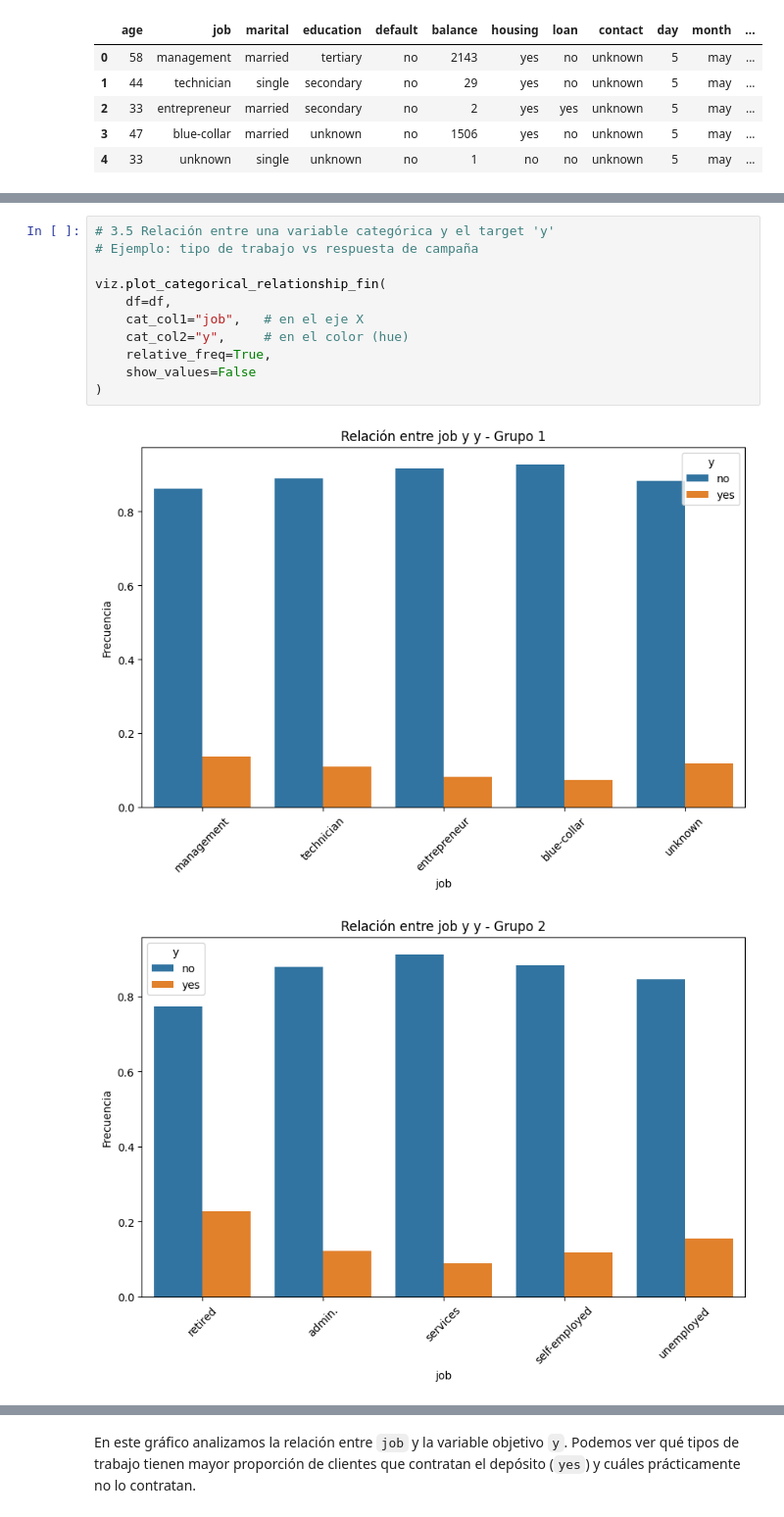
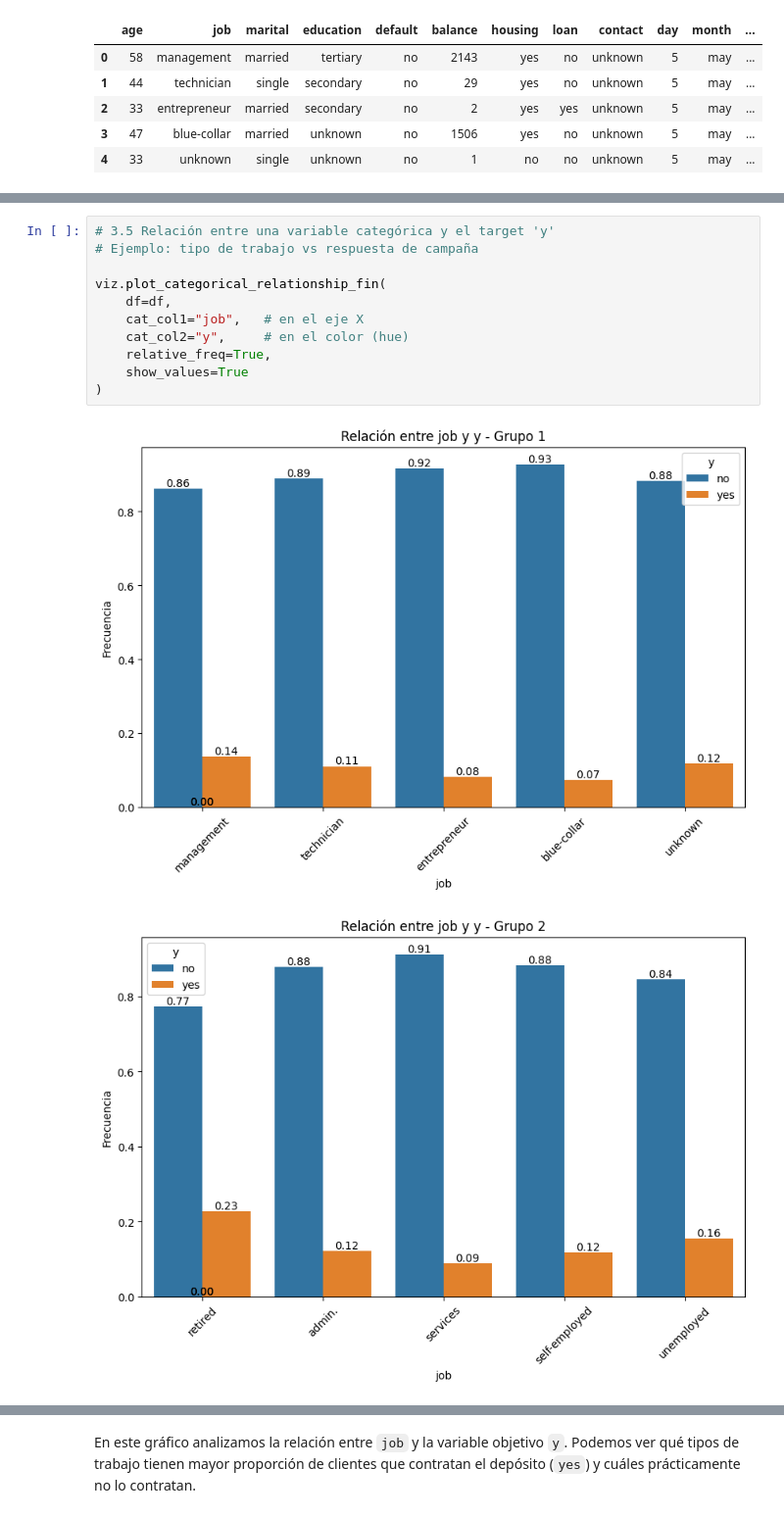
Before and after one commit to dianahoyos/DS_Online_Diana_Hoyos, a Jupyter notebook: 04_Machine_Learning/Sprint_11/Unidad_01_ML_Supervisado_Arboles_de_Decision/03_Practica_Obligatoria/18_Practica_Obligatoria_Arboles_de_Decision.ipynb, the cells around one changed output, grey strips where cells are left out. Shown at 98% size. Drawn from its saved outputs; the diff is of its cells as text.

```diff
--- a/04_Machine_Learning/Sprint_11/Unidad_01_ML_Supervisado_Arboles_de_Decision/03_Practica_Obligatoria/18_Practica_Obligatoria_Arboles_de_Decision.ipynb
+++ b/04_Machine_Learning/Sprint_11/Unidad_01_ML_Supervisado_Arboles_de_Decision/03_Practica_Obligatoria/18_Practica_Obligatoria_Arboles_de_Decision.ipynb
@@ -152,14 +189,14 @@ visualizamos la distribución de varias variables categóricas (job, marital, ed
 # %%
 # 3.5 Relación entre una variable categórica y el target 'y'
 # Ejemplo: tipo de trabajo vs respuesta de campaña
 
 viz.plot_categorical_relationship_fin(
     df=df,
     cat_col1="job",   # en el eje X
     cat_col2="y",     # en el color (hue)
     relative_freq=True,
-    show_values=False
+    show_values=True
 )
 # %% [output]
-[figure, old version]
+[figure, new version]
-[figure, old version]
+[figure, new version]
```
Also changed, not shown: parts of 26 cells of this notebook, 4 other files.
